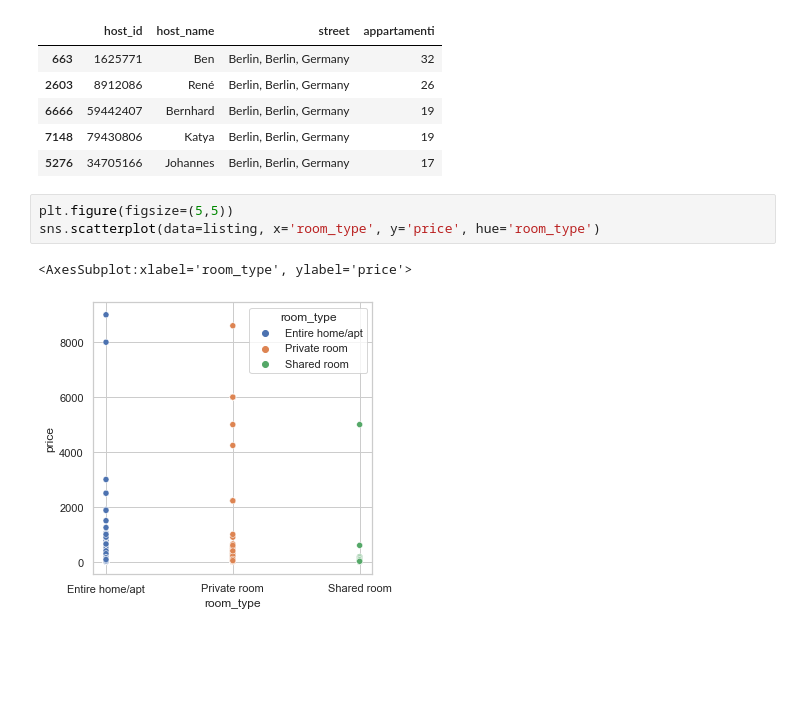
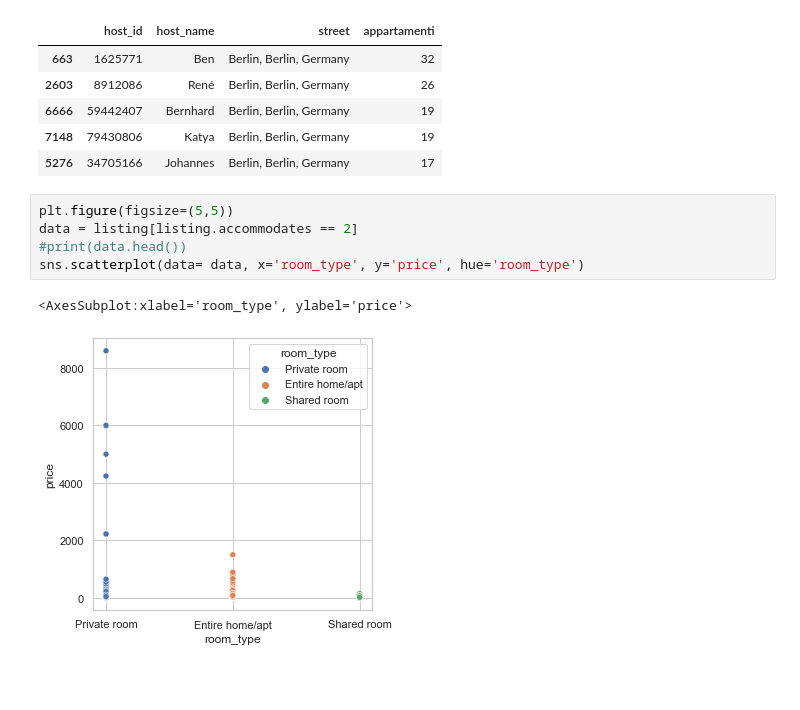
Before and after one commit to ff225/DataAnalytics, a Jupyter notebook: BerlinAirBnb.ipynb, the cells around one changed output. Saved outputs shown, nothing was run; the diff lists cells and outputs as text.

```diff
--- a/BerlinAirBnb.ipynb
+++ b/BerlinAirBnb.ipynb
@@ -220,10 +221,12 @@ host_private.head()
 | 5276 | 34705166 | Johannes | Berlin, Berlin, Germany | 17 |
 # %%
 plt.figure(figsize=(5,5))
-sns.scatterplot(data=listing, x='room_type', y='price', hue='room_type')
+data = listing[listing.accommodates == 2]
+#print(data.head())
+sns.scatterplot(data= data, x='room_type', y='price', hue='room_type')
 # %% [output]
 <AxesSubplot:xlabel='room_type', ylabel='price'>
-[figure, old version]
+[figure, new version]
 # %% [markdown]
 ##
 # %%
```
Also changed, not shown: parts of 2 cells of this notebook.
